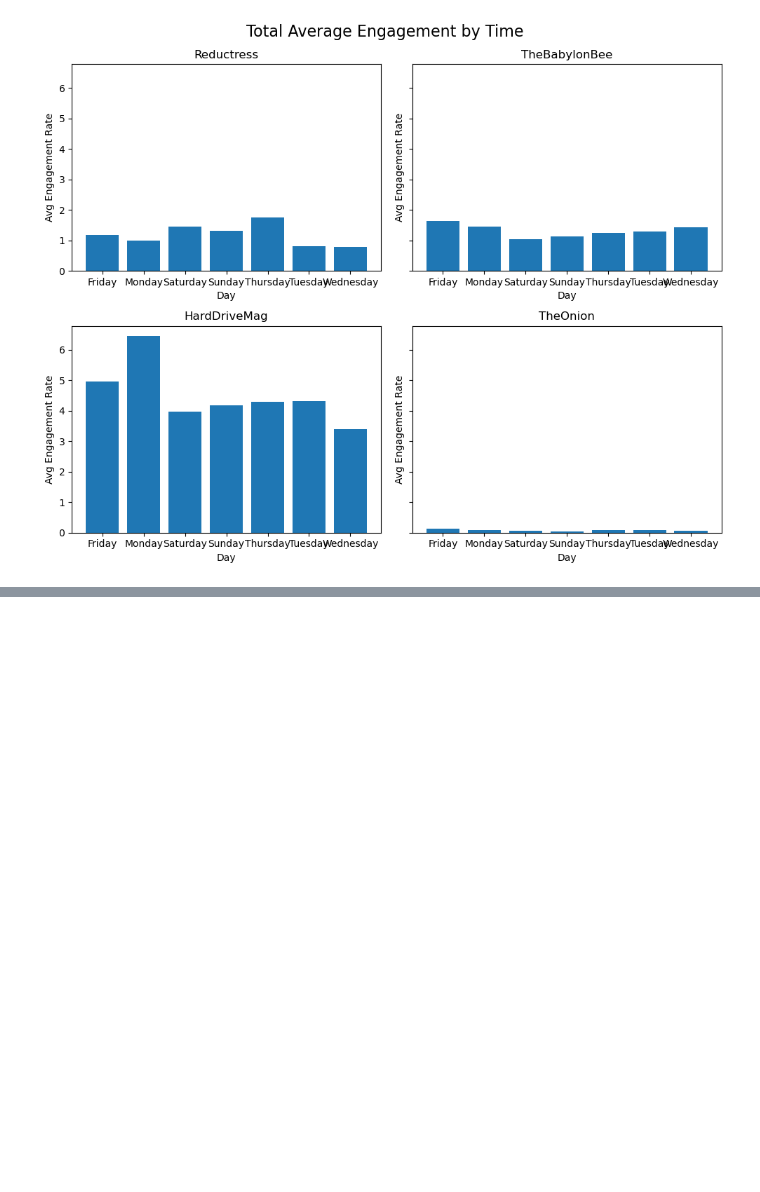
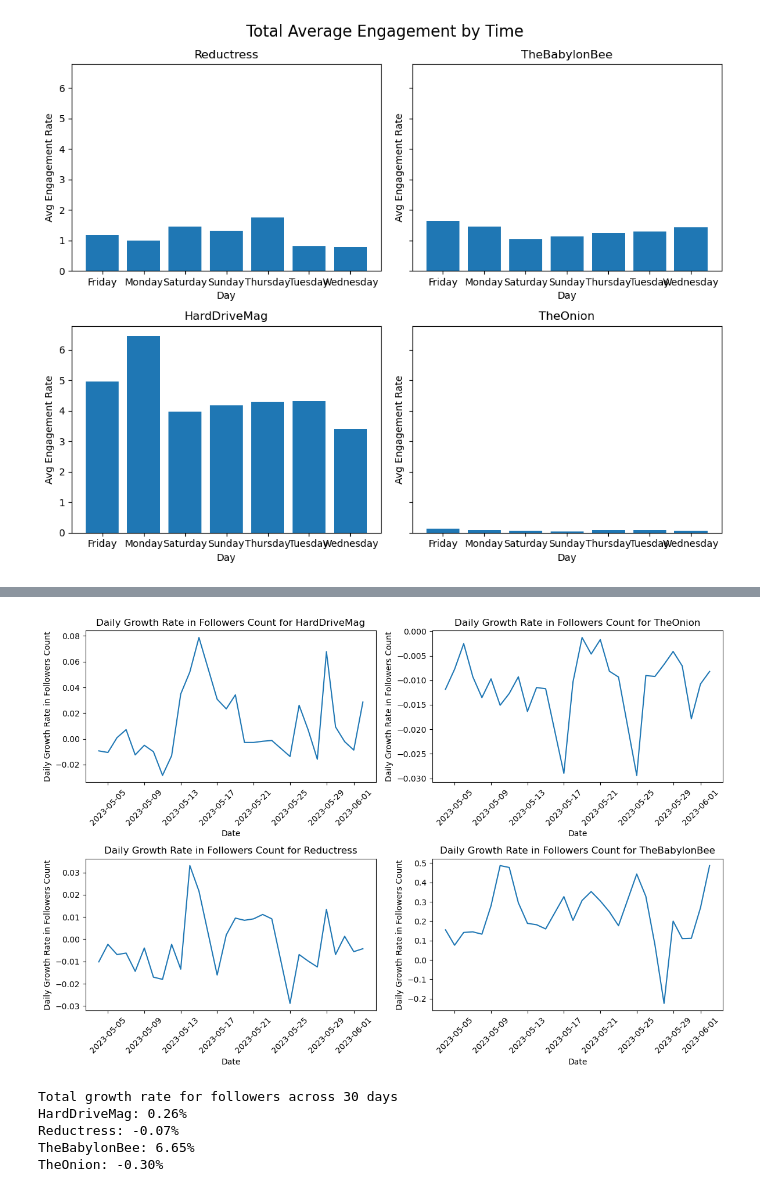
Before and after one commit to skessler79/social-media-computing-twitter, a Jupyter notebook: Skeleton.ipynb, the cells around one changed output, grey strips where cells are left out. Cells and saved outputs as stored; diff of their text form; code cells hidden in the pictures; blank space fills up the shorter version.

```diff
--- a/Skeleton.ipynb
+++ b/Skeleton.ipynb
@@ -546,0 +620,45 @@ plt.show()
+# %%
+def plot_daily_change_followers(combined_df):
+    usernames = ['HardDriveMag', 'TheOnion', 'Reductress', 'TheBabylonBee']
+    fig, axes = plt.subplots(2, 2, figsize=(12, 8))
+    for i, username in enumerate(usernames):
+        row = i // 2
+        col = i % 2
+        df = combined_df[combined_df['username'] == username].copy() # it'll complain without copy() here
+        df['growth_rate'] = df['followers'].pct_change() * 100  # Calculate the net change
+        ax = axes[row, col]
+        ax.plot(df['date'], df['growth_rate'])
+        ax.set_xlabel('Date')
+        ax.set_ylabel('Daily Growth Rate in Followers Count')
+        ax.set_title(f'Daily Growth Rate in Followers Count for {username}')
+        ax.tick_params(axis='x', rotation=45)
+    plt.tight_layout()
+    plt.show()
+
+plot_daily_change_followers(df_historical)
+# %% [output]
+[figure, added]
+# %%
+def get_total_growth_rate_follower(df_combined):
+    usernames = df_combined['username'].unique()
+    df = pd.DataFrame(usernames, columns=['username'])
+    total_growth_rates = {}
+    for username in usernames:
+        user_df = df_combined[df_combined['username'] == username]
+        followers_start = user_df.iloc[0]['followers']
+        followers_end = user_df.iloc[-1]['followers']
+        total_growth_rate = ((followers_end - followers_start) / followers_start) * 100
+        total_growth_rates[username] = total_growth_rate
+    return total_growth_rates
+
+list_total_growth_rate = get_total_growth_rate_follower(df_historical)
+
+print(f"Total growth rate for followers across 30 days")
+for username, growth_rate in list_total_growth_rate.items():
+    print(f"{username}: {growth_rate:.2f}%")
+# %% [output]
+Total growth rate for followers across 30 days
+HardDriveMag: 0.26%
+Reductress: -0.07%
+TheBabylonBee: 6.65%
+TheOnion: -0.30%
```
Also changed, not shown: parts of 7 cells of this notebook, 1 other file.
